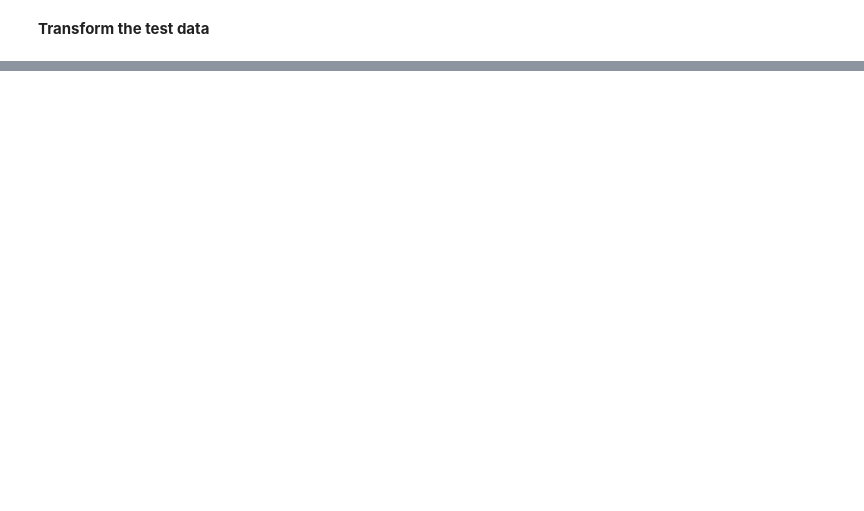
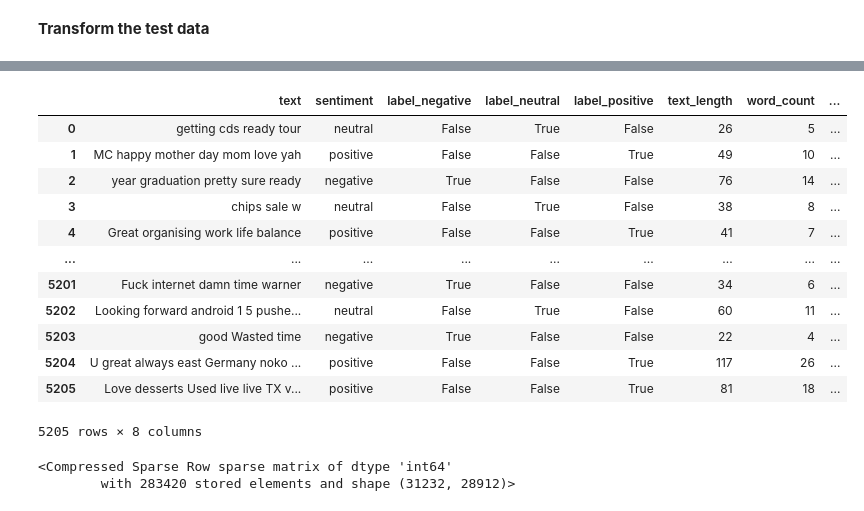
Before and after one commit to Devikrishna545/Sentimental-Analysis, a Jupyter notebook: Sentimental_Analysis_.ipynb, the cells around one changed output, grey strips where cells are left out. Saved outputs shown, nothing was run; the diff lists cells and outputs as text; code cells hidden in the pictures; blank space fills up the shorter version.

```diff
--- a/Sentimental_Analysis_.ipynb
+++ b/Sentimental_Analysis_.ipynb
@@ -327,0 +385,24 @@ df_test
+# %%
+df_test
+# %% [output]
+|  | text | sentiment | label_negative | label_neutral | label_positive | text_length | word_count | ... |
+| 0 | getting cds ready tour | neutral | False | True | False | 26 | 5 | ... |
+| 1 | MC happy mother day mom love yah | positive | False | False | True | 49 | 10 | ... |
+| 2 | year graduation pretty sure ready | negative | True | False | False | 76 | 14 | ... |
+| 3 | chips sale w | neutral | False | True | False | 38 | 8 | ... |
+| 4 | Great organising work life balance | positive | False | False | True | 41 | 7 | ... |
+| ... | ... | ... | ... | ... | ... | ... | ... | ... |
+| 5201 | Fuck internet damn time warner | negative | True | False | False | 34 | 6 | ... |
+| 5202 | Looking forward android 1 5 pushe... | neutral | False | True | False | 60 | 11 | ... |
+| 5203 | good Wasted time | negative | True | False | False | 22 | 4 | ... |
+| 5204 | U great always east Germany noko ... | positive | False | False | True | 117 | 26 | ... |
+| 5205 | Love desserts Used live live TX v... | positive | False | False | True | 81 | 18 | ... |
+5205 rows × 8 columns
+# %%
+# Initialize and fit CountVectorizer on train data only
+vectorizer = CountVectorizer()
+train_bow = vectorizer.fit_transform(df['text'])
+train_bow
+# %% [output]
+<Compressed Sparse Row sparse matrix of dtype 'int64'
+        with 283420 stored elements and shape (31232, 28912)>
```
Also changed, not shown: parts of 20 cells of this notebook.
